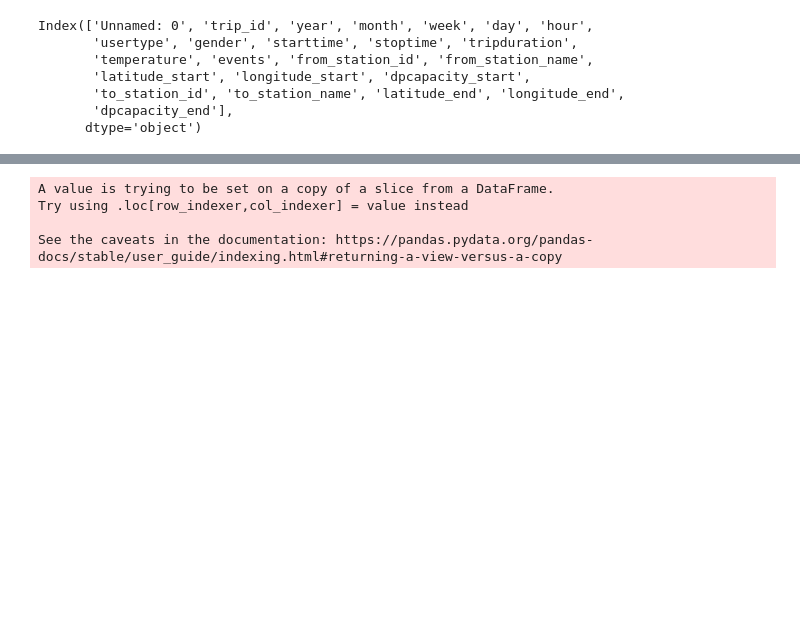
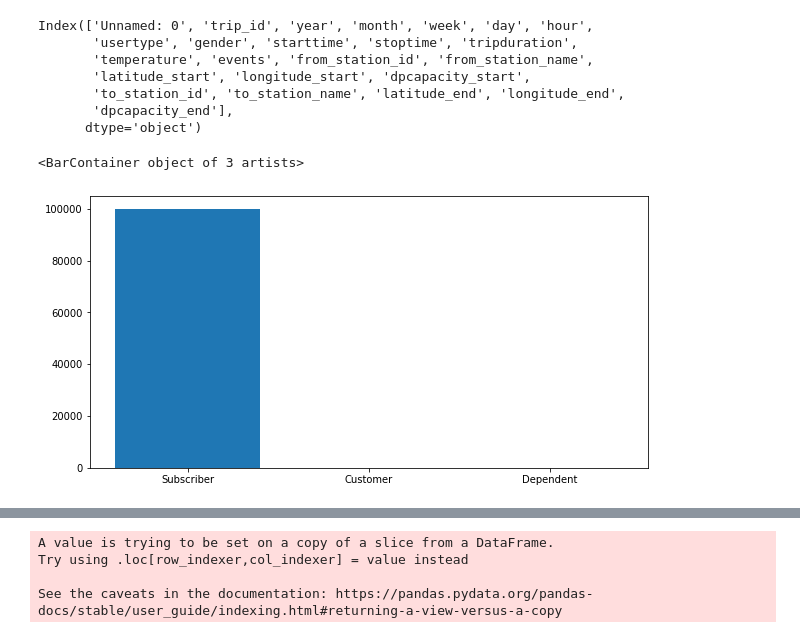
Before and after one commit to c-perumalla/cbs_challenge, a Jupyter notebook: cbs_challenge/notebooks/Exploration.ipynb, the cells around one changed output, grey strips where cells are left out. Drawn from its saved outputs; the diff is of its cells as text; code cells hidden in the pictures; blank space fills up the shorter version.

Commit message:
added a bunch of plots; still in raw state. not ready to fair

```diff
--- a/cbs_challenge/notebooks/Exploration.ipynb
+++ b/cbs_challenge/notebooks/Exploration.ipynb
@@ -16,3 +16,12 @@ Index(['Unnamed: 0', 'trip_id', 'year', 'month', 'week', 'day', 'hour',
        'to_station_id', 'to_station_name', 'latitude_end', 'longitude_end',
        'dpcapacity_end'],
       dtype='object')
+# %%
+from collections import Counter
+from matplotlib import pyplot as plt
+x, y = zip(*Counter(df['usertype']).items())
+fig, ax = plt.subplots(figsize=(10, 5))
+ax.bar(x, y)
+# %% [output]
+<BarContainer object of 3 artists>
+[figure, added]
```
Also changed, not shown: parts of 32 cells of this notebook.
